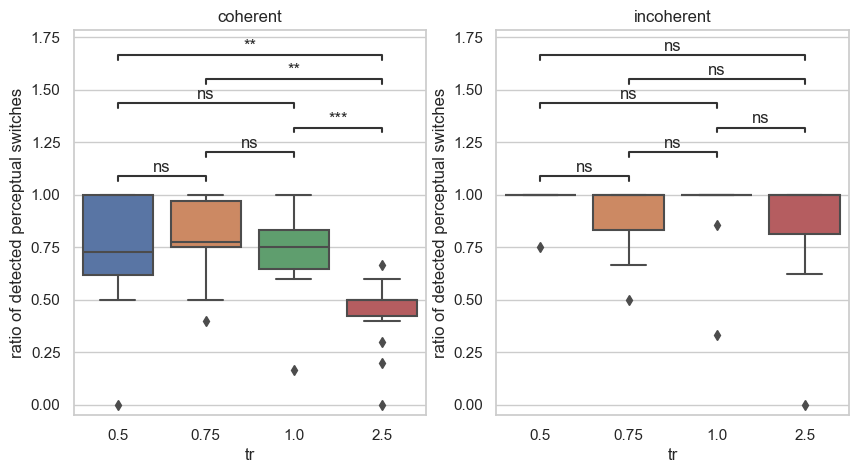
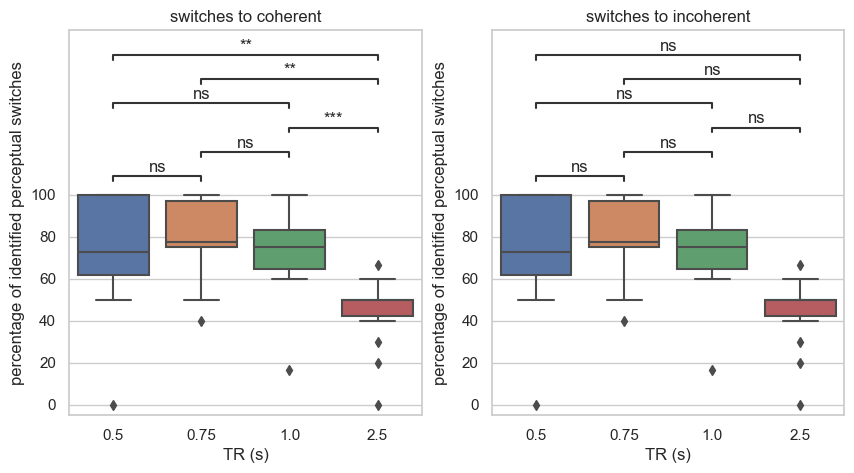
Unified diff of the notebook cell whose output changed from the first chart to the second:
--- before
+++ after
@@ -6,11 +6,21 @@
 sns.set(style="whitegrid")
 
-sns.boxplot(x='tr',y='n_ps_detected_mt_coherent',data=df,ax=ax[0])
-sns.boxplot(x='tr',y='n_ps_detected_mt_incoherent',data=df,ax=ax[1])
+# convert n_ps_detected_mt_coherent to percentage
+df['n_ps_detected_mt_coherent_percent'] = df['n_ps_detected_mt_coherent']*100
+df['n_ps_detected_mt_incoherent_percent'] = df['n_ps_detected_mt_coherent']*100
 
-ax[0].set_title('coherent')
-ax[1].set_title('incoherent')
-ax[0].set_ylabel('ratio of detected perceptual switches')
-ax[1].set_ylabel('ratio of detected perceptual switches')
+sns.boxplot(x='tr',y='n_ps_detected_mt_coherent_percent',data=df,ax=ax[0])
+sns.boxplot(x='tr',y='n_ps_detected_mt_incoherent_percent',data=df,ax=ax[1])
+
+ax[0].set_title('switches to coherent')
+ax[1].set_title('switches to incoherent')
+ax[0].set_ylabel('percentage of identified perceptual switches')
+ax[1].set_ylabel('percentage of identified perceptual switches')
+
+ax[0].set_xlabel('TR (s)')
+ax[1].set_xlabel('TR (s)')
+
+ax[0].set_yticks([0,20,40,60,80,100])
+ax[1].set_yticks([0,20,40,60,80,100])
 
 annotator = Annotator(ax[0], TR_pairs, data=df, x='tr', y='n_ps_detected_mt_coherent', order=TRs)

Commit: updating figures